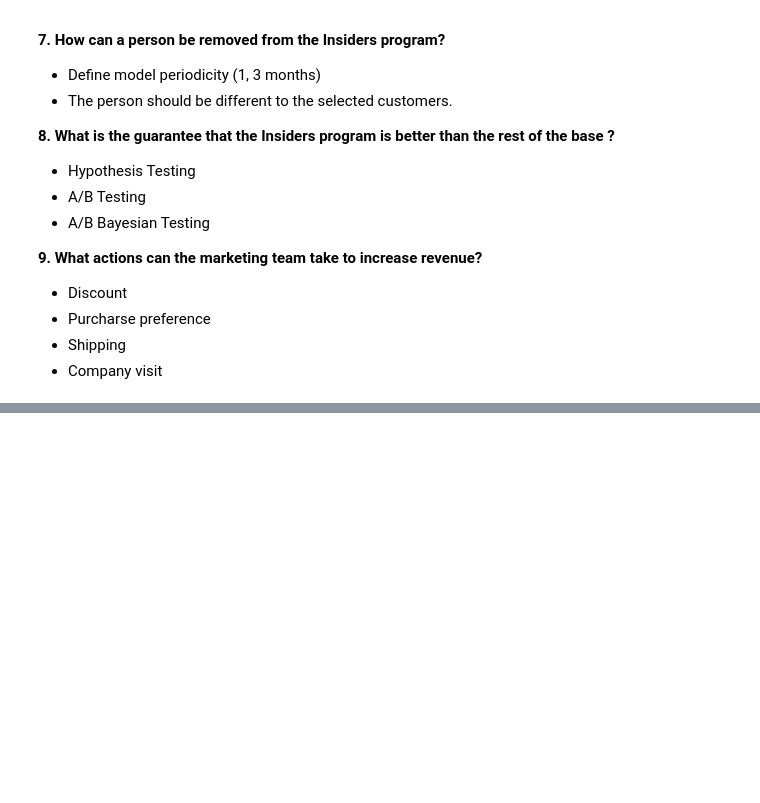
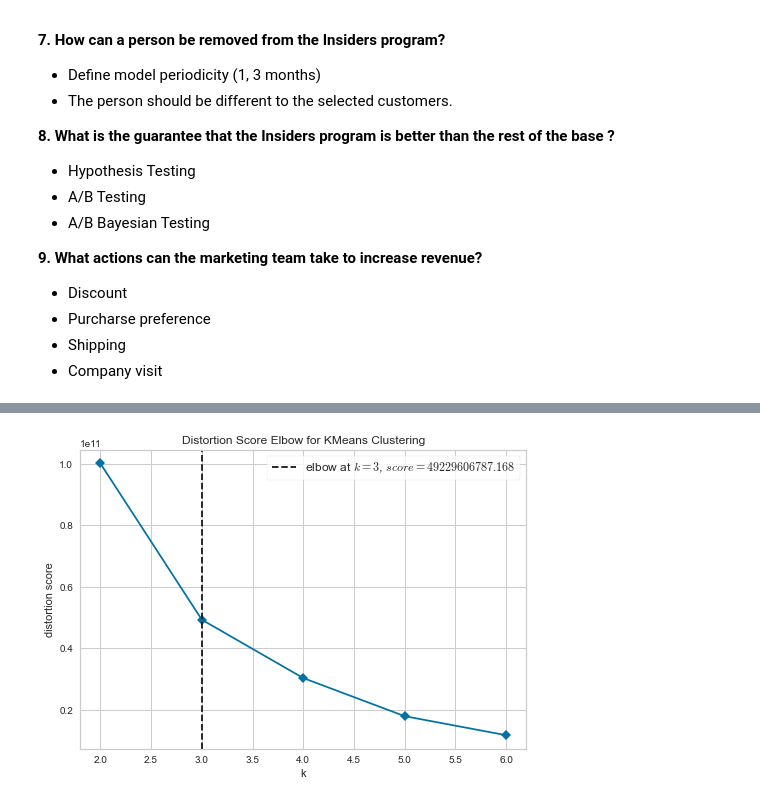
Before and after one commit to Lucas-Okamura/Insiders-Clustering, a Jupyter notebook: Insiders-Clustering.ipynb, the cells around one changed output, grey strips where cells are left out. Cells and saved outputs as stored; diff of their text form; code cells hidden in the pictures; blank space fills up the shorter version.

```diff
--- a/Insiders-Clustering.ipynb
+++ b/Insiders-Clustering.ipynb
@@ -109,0 +348,7 @@ The company All in One Place is a Multibrand Outlet company, i.e., it sells seco
+# %%
+# wss with yellowbrick
+kmeans = KElbowVisualizer(KMeans(), k = clusters, timings = False)
+kmeans.fit(X)
+kmeans.show();
+# %% [output]
+[figure, added]
```
Also changed, not shown: parts of 56 cells of this notebook, 1 other file.
